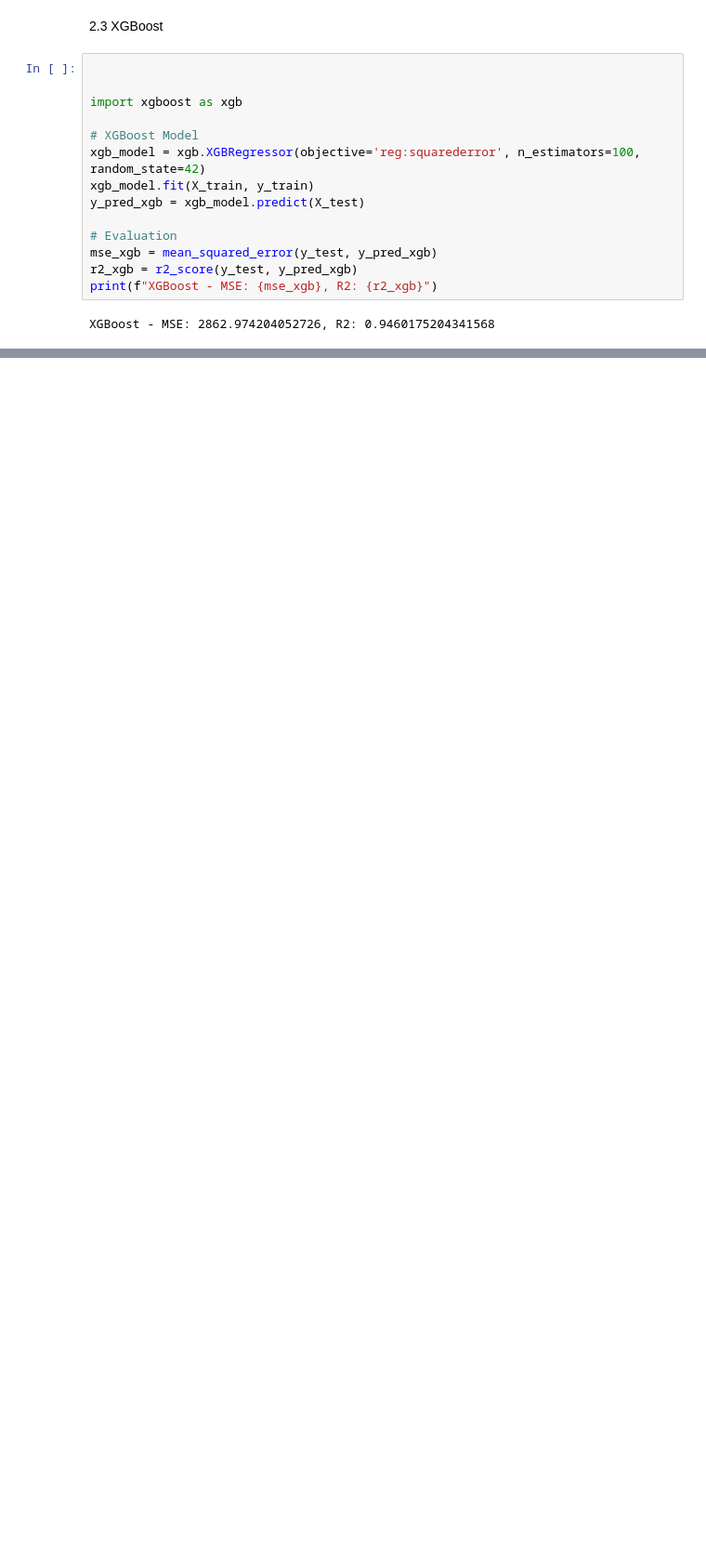
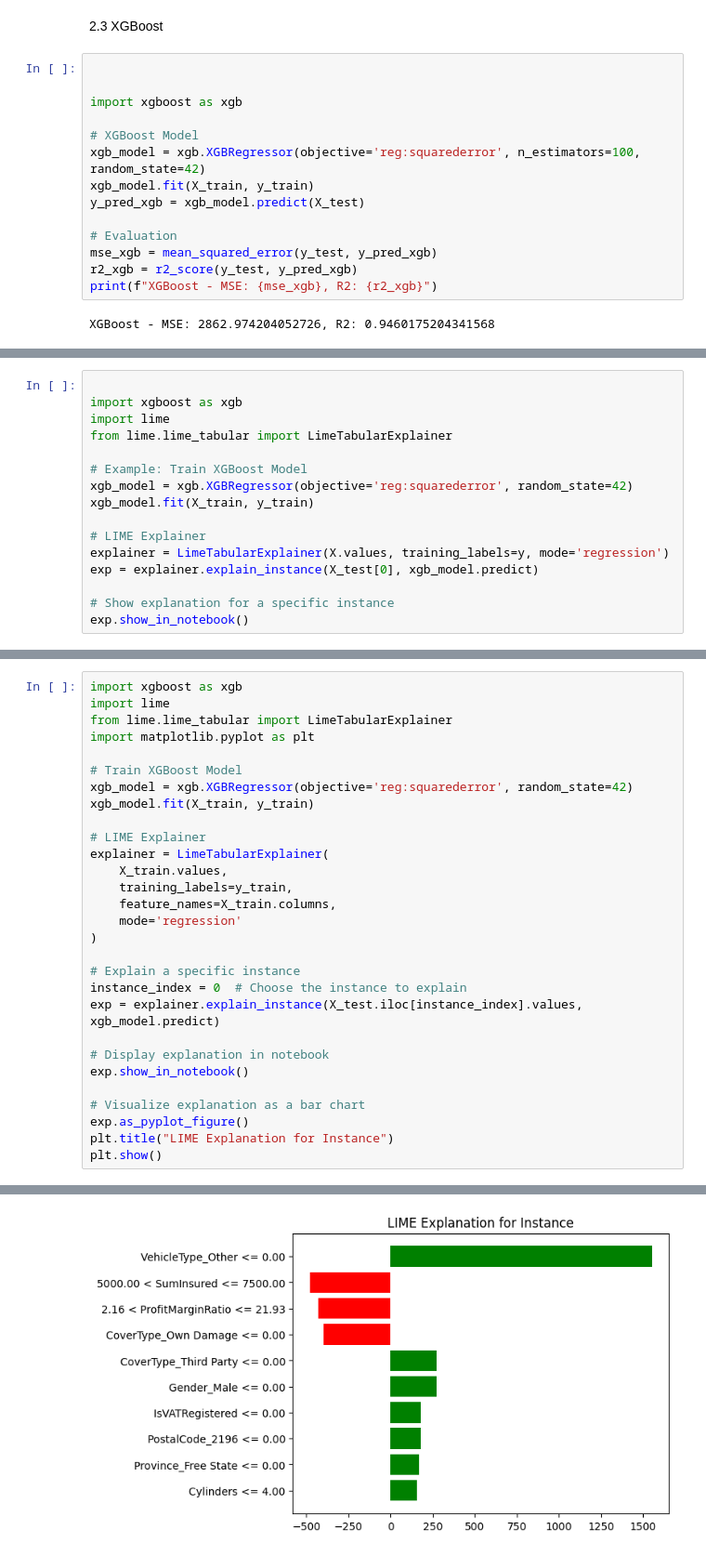
Before and after one commit to duresaguye/AlphaCare-Insurance-Solutions-data-analytics, a Jupyter notebook: model/stat_modeling.ipynb, the cells around one changed output, grey strips where cells are left out. Shown at 93% size. Saved outputs shown, nothing was run; the diff lists cells and outputs as text; blank space fills up the shorter version.

```diff
--- a/model/stat_modeling.ipynb
+++ b/model/stat_modeling.ipynb
@@ -146,0 +208,16 @@ XGBoost - MSE: 2862.974204052726, R2: 0.9460175204341568
+# %%
+
+import xgboost as xgb
+import lime
+from lime.lime_tabular import LimeTabularExplainer
+
+# Example: Train XGBoost Model
+xgb_model = xgb.XGBRegressor(objective='reg:squarederror', random_state=42)
+xgb_model.fit(X_train, y_train)
+
+# LIME Explainer
+explainer = LimeTabularExplainer(X.values, training_labels=y, mode='regression')
+exp = explainer.explain_instance(X_test[0], xgb_model.predict)
+
+# Show explanation for a specific instance
+exp.show_in_notebook()
@@ -146,0 +226,30 @@ XGBoost - MSE: 2862.974204052726, R2: 0.9460175204341568
+# %%
+import xgboost as xgb
+import lime
+from lime.lime_tabular import LimeTabularExplainer
+import matplotlib.pyplot as plt
+
+# Train XGBoost Model
+xgb_model = xgb.XGBRegressor(objective='reg:squarederror', random_state=42)
+xgb_model.fit(X_train, y_train)
+
+# LIME Explainer
+explainer = LimeTabularExplainer(
+    X_train.values,
+    training_labels=y_train,
+    feature_names=X_train.columns,
+    mode='regression'
+)
+
+# Explain a specific instance
+instance_index = 0  # Choose the instance to explain
+exp = explainer.explain_instance(X_test.iloc[instance_index].values, xgb_model.predict)
+
+# Display explanation in notebook
+exp.show_in_notebook()
+
+# Visualize explanation as a bar chart
+exp.as_pyplot_figure()
+plt.title("LIME Explanation for Instance")
+plt.show()
+# %% [output]
@@ -146,0 +257 @@ XGBoost - MSE: 2862.974204052726, R2: 0.9460175204341568
+[figure, added]
```
Also changed, not shown: parts of 9 cells of this notebook.
